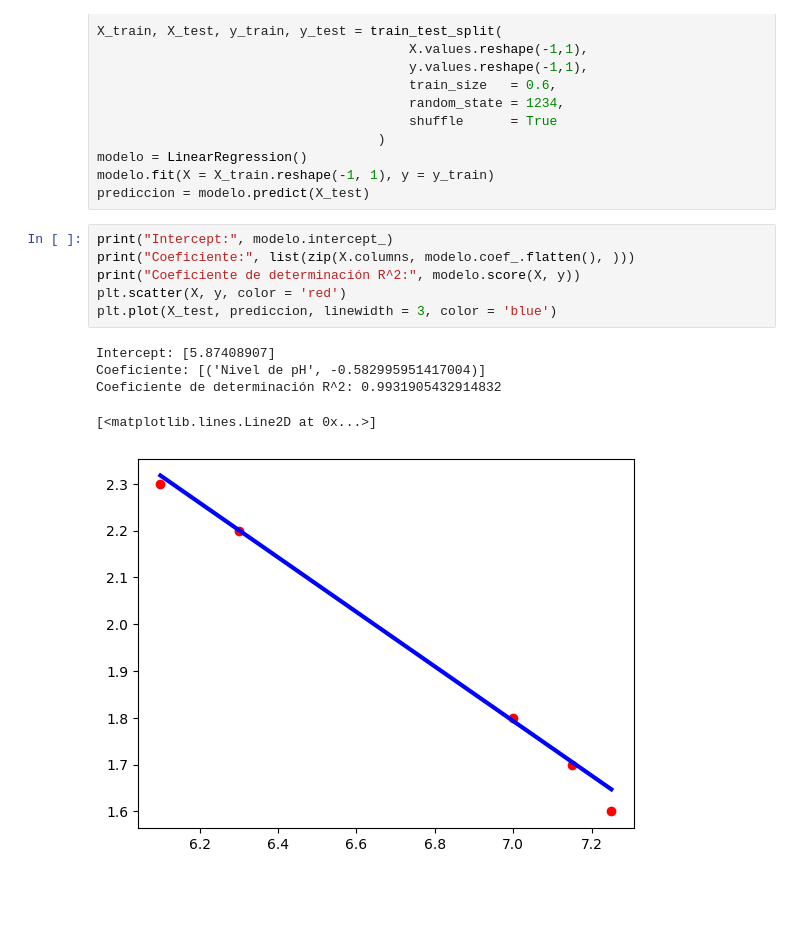
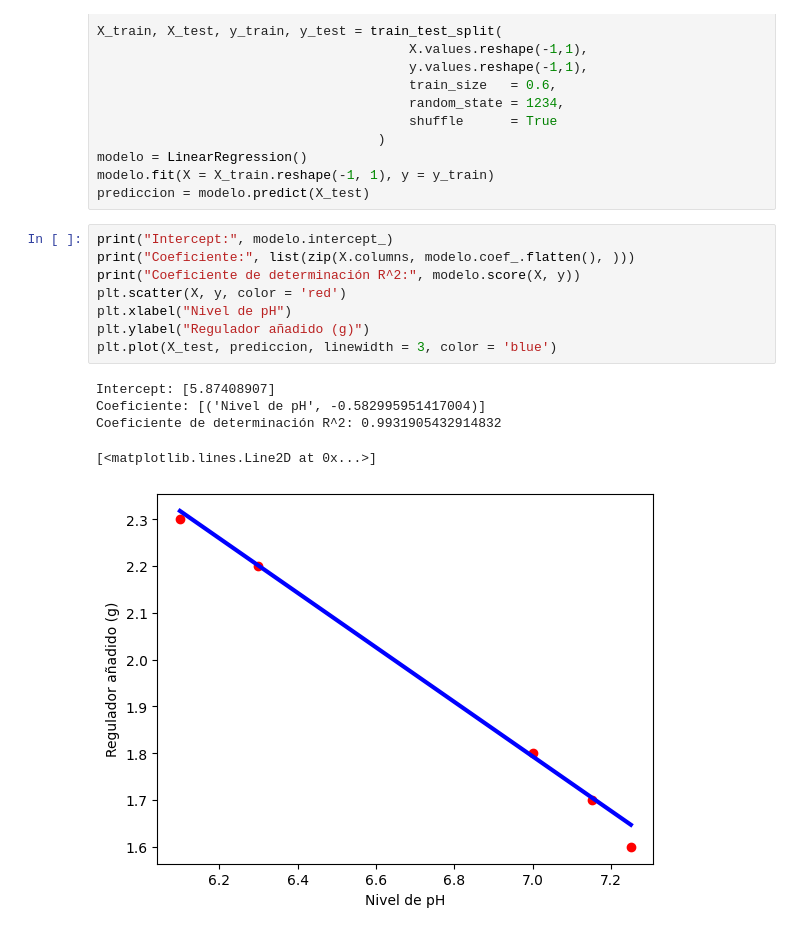
Before and after one commit to DROW900/Proyecto-TT, a Jupyter notebook: AP_pH.ipynb, the cells around one changed output. Drawn from its saved outputs; the diff is of its cells as text; blank space fills up the shorter version.

```diff
--- a/AP_pH.ipynb
+++ b/AP_pH.ipynb
@@ -47,12 +47,14 @@ prediccion = modelo.predict(X_test)
 # %%
 print("Intercept:", modelo.intercept_)
 print("Coeficiente:", list(zip(X.columns, modelo.coef_.flatten(), )))
 print("Coeficiente de determinación R^2:", modelo.score(X, y))
 plt.scatter(X, y, color = 'red')
+plt.xlabel("Nivel de pH")
+plt.ylabel("Regulador añadido (g)")
 plt.plot(X_test, prediccion, linewidth = 3, color = 'blue')
 # %% [output]
 Intercept: [5.87408907]
 Coeficiente: [('Nivel de pH', -0.582995951417004)]
 Coeficiente de determinación R^2: 0.9931905432914832
 [<matplotlib.lines.Line2D at 0x...>]
-[figure, old version]
+[figure, new version]
```
Also changed, not shown: 7 other files.
